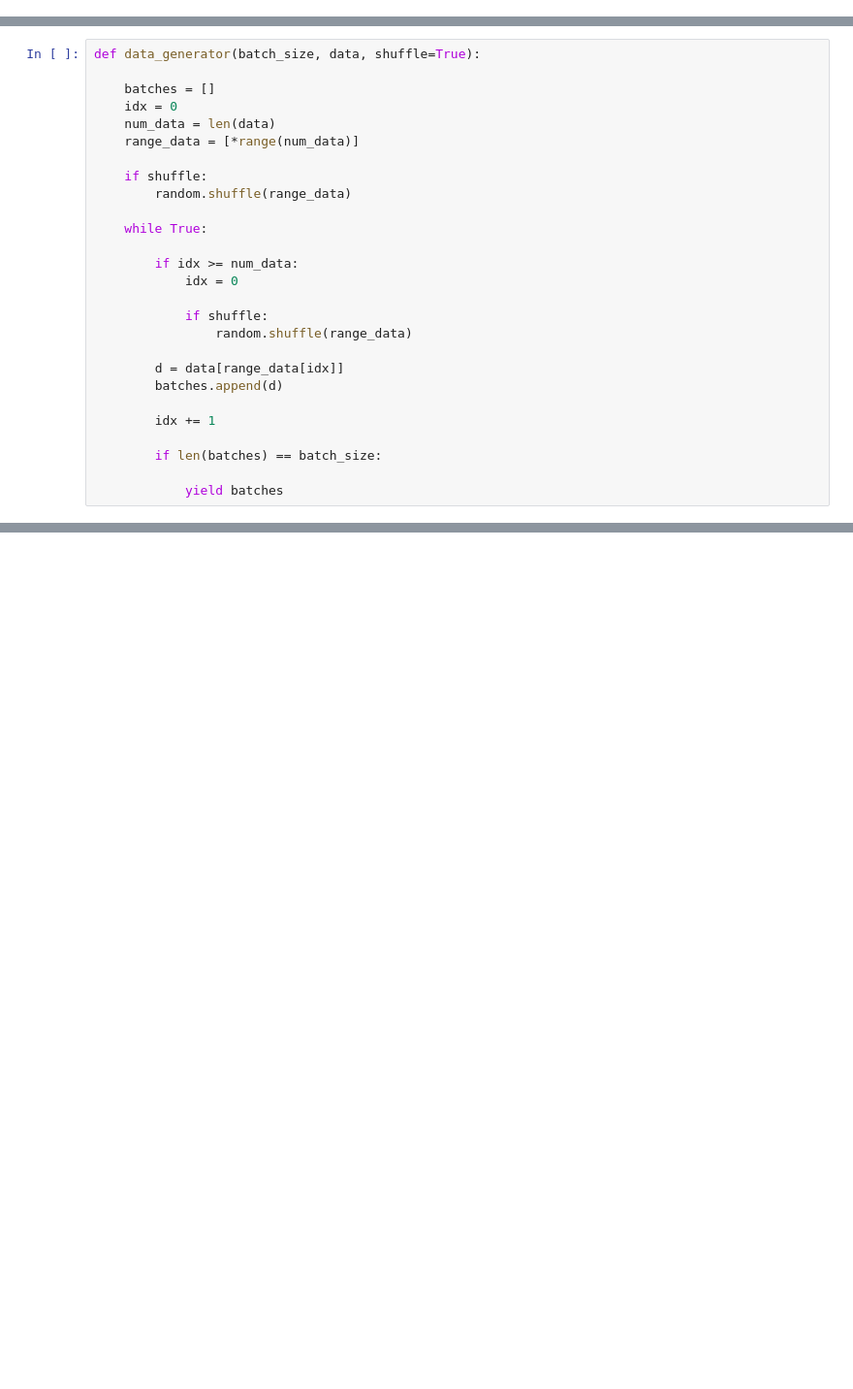
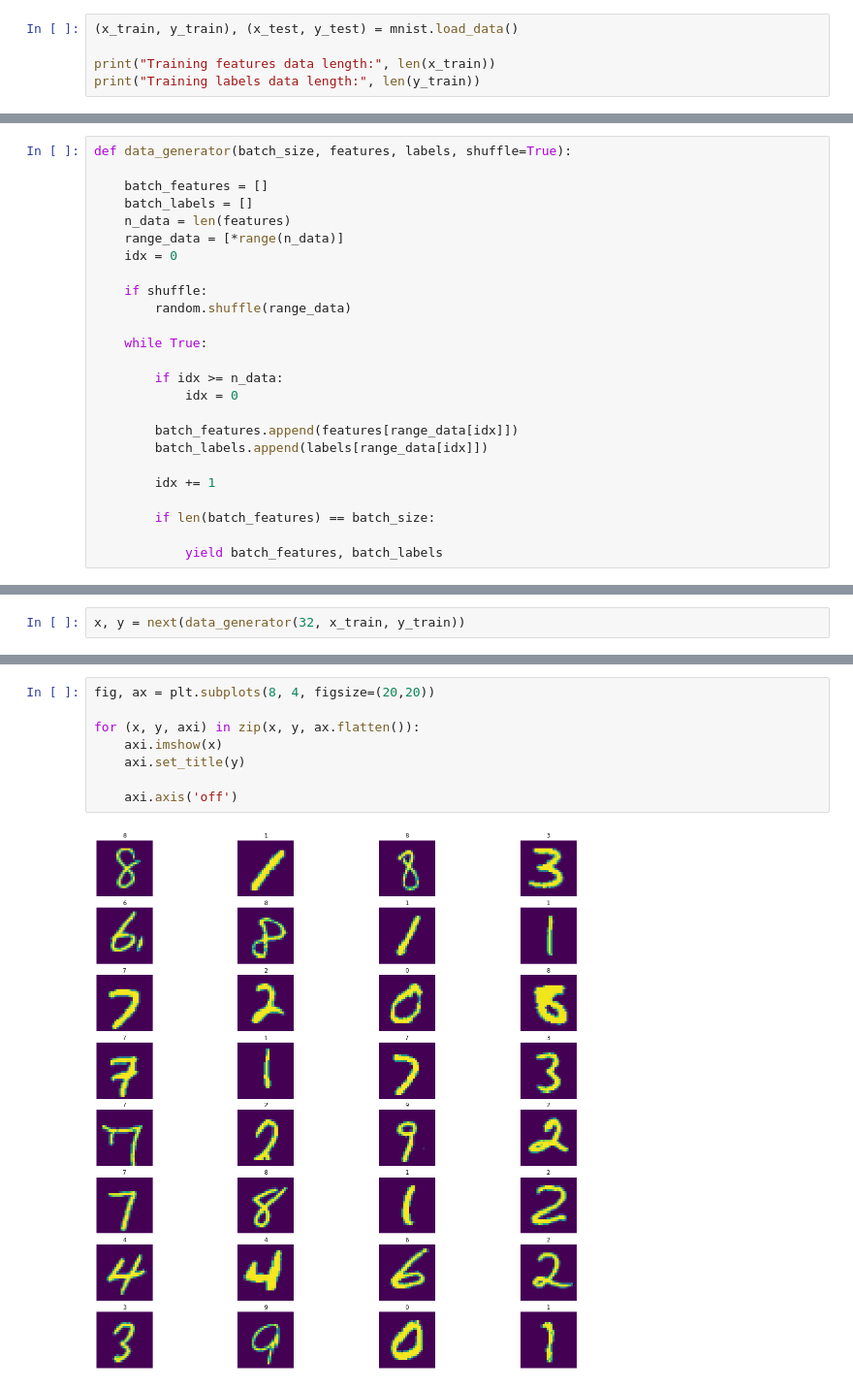
Before and after one commit to archeltaneka/coursera-nlp-specialization, a Jupyter notebook: Course3 - NLP with sequence models/data_generator_exercise.ipynb, the cells around one changed output, grey strips where cells are left out. Shown at 97% size. Cells and saved outputs as stored; diff of their text form; blank space fills up the shorter version.

Commit message:
exercise with real mnist dataset

```diff
--- a/Course3 - NLP with sequence models/data_generator_exercise.ipynb
+++ b/Course3 - NLP with sequence models/data_generator_exercise.ipynb
@@ -5,0 +11,5 @@ random.seed(32)
+# %%
+(x_train, y_train), (x_test, y_test) = mnist.load_data()
+
+print("Training features data length:", len(x_train))
+print("Training labels data length:", len(y_train))
@@ -6,27 +19,25 @@ random.seed(32)
 # %%
-def data_generator(batch_size, data, shuffle=True):
+def data_generator(batch_size, features, labels, shuffle=True):
 
-    batches = []
+    batch_features = []
+    batch_labels = []
+    n_data = len(features)
+    range_data = [*range(n_data)]
     idx = 0
-    num_data = len(data)
-    range_data = [*range(num_data)]
 
     if shuffle:
         random.shuffle(range_data)
 
     while True:
 
-        if idx >= num_data:
+        if idx >= n_data:
             idx = 0
 
-            if shuffle:
-                random.shuffle(range_data)
-
-        d = data[range_data[idx]]
-        batches.append(d)
+        batch_features.append(features[range_data[idx]])
+        batch_labels.append(labels[range_data[idx]])
 
         idx += 1
 
-        if len(batches) == batch_size:
+        if len(batch_features) == batch_size:
 
-            yield batches
+            yield batch_features, batch_labels
@@ -39,0 +44,2 @@ tmp_batch
+# %%
+x, y = next(data_generator(32, x_train, y_train))
@@ -39,0 +50,10 @@ tmp_batch
+# %%
+fig, ax = plt.subplots(8, 4, figsize=(20,20))
+
+for (x, y, axi) in zip(x, y, ax.flatten()):
+    axi.imshow(x)
+    axi.set_title(y)
+
+    axi.axis('off')
+# %% [output]
+[figure, added]
```
Also changed, not shown: parts of 5 cells of this notebook.
